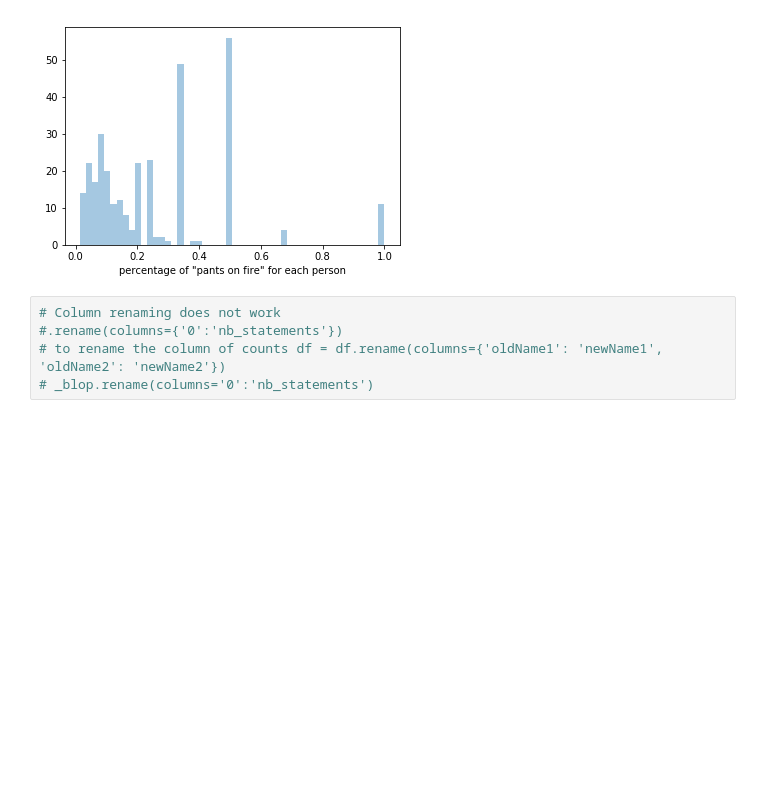
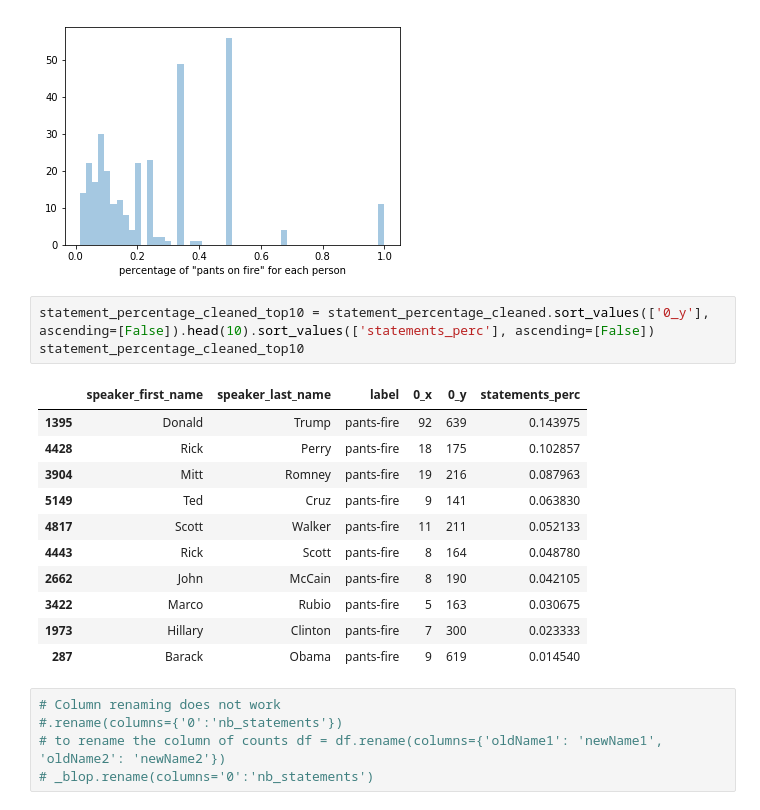
Before and after one commit to ExploringLies/lies-have-short-legs, a Jupyter notebook: notebooks/AnalyseDataset.ipynb, the cells around one changed output. Cells and saved outputs as stored; diff of their text form; blank space fills up the shorter version.

Commit message:
addings for 10 best-known bad guys, Trump is the baddest, he is burning all the scores

```diff
--- a/notebooks/AnalyseDataset.ipynb
+++ b/notebooks/AnalyseDataset.ipynb
@@ -644,6 +603,21 @@ sns.distplot(statement_percentage_cleaned.statements_perc, bins=50, kde=False, a
 # %% [output]
 <matplotlib.axes._subplots.AxesSubplot at 0x...>
 [figure]
+# %%
+statement_percentage_cleaned_top10 = statement_percentage_cleaned.sort_values(['0_y'], ascending=[False]).head(10).sort_values(['statements_perc'], ascending=[False])
+statement_percentage_cleaned_top10
+# %% [output]
+|  | speaker_first_name | speaker_last_name | label | 0_x | 0_y | statements_perc |
+| 1395 | Donald | Trump | pants-fire | 92 | 639 | 0.143975 |
+| 4428 | Rick | Perry | pants-fire | 18 | 175 | 0.102857 |
+| 3904 | Mitt | Romney | pants-fire | 19 | 216 | 0.087963 |
+| 5149 | Ted | Cruz | pants-fire | 9 | 141 | 0.063830 |
+| 4817 | Scott | Walker | pants-fire | 11 | 211 | 0.052133 |
+| 4443 | Rick | Scott | pants-fire | 8 | 164 | 0.048780 |
+| 2662 | John | McCain | pants-fire | 8 | 190 | 0.042105 |
+| 3422 | Marco | Rubio | pants-fire | 5 | 163 | 0.030675 |
+| 1973 | Hillary | Clinton | pants-fire | 7 | 300 | 0.023333 |
+| 287 | Barack | Obama | pants-fire | 9 | 619 | 0.014540 |
 # %%
 # Column renaming does not work
 #.rename(columns={'0':'nb_statements'})
```
Also changed, not shown: parts of 19 cells of this notebook.
